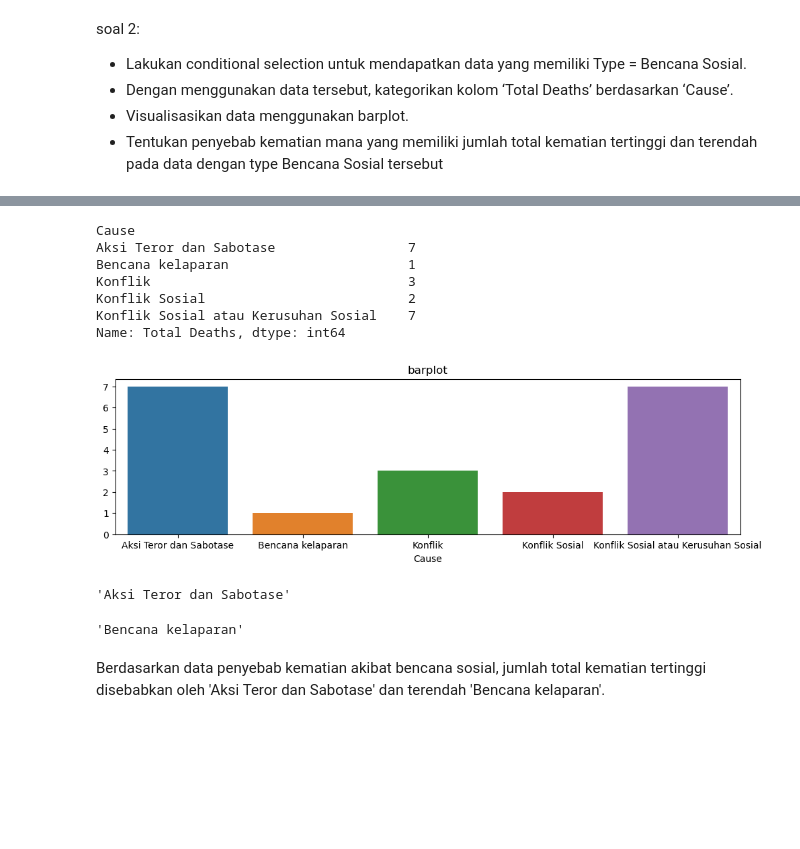
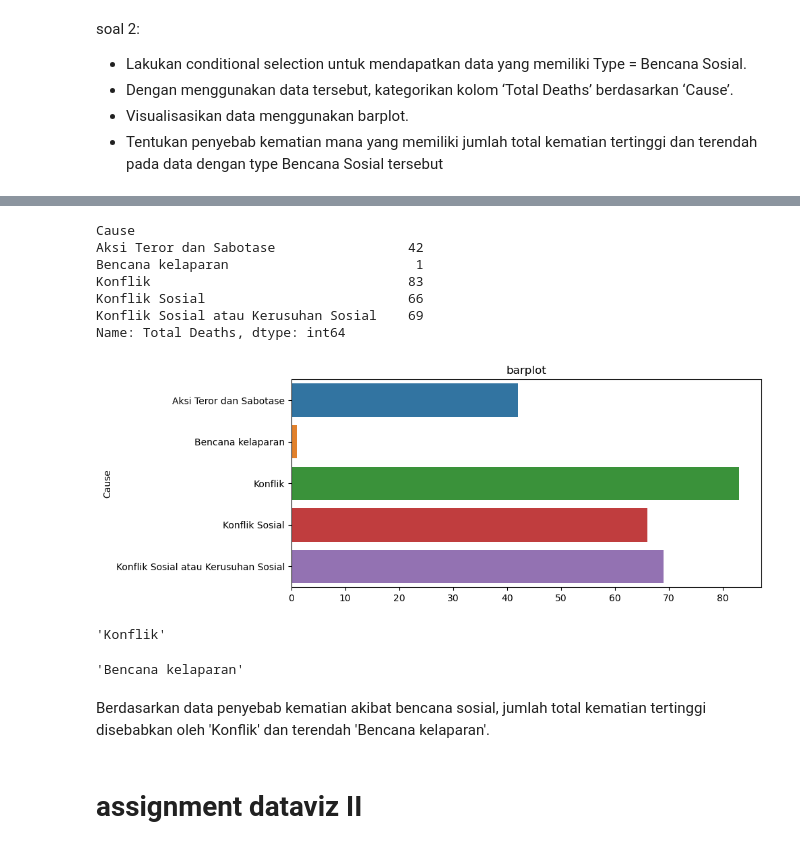
Before and after one commit to emiksapitri/Bootcamp_dataanalyst, a Jupyter notebook: assignment_day14_emik.ipynb, the cells around one changed output, grey strips where cells are left out. Drawn from its saved outputs; the diff is of its cells as text; code cells hidden in the pictures; blank space fills up the shorter version.

```diff
--- a/assignment_day14_emik.ipynb
+++ b/assignment_day14_emik.ipynb
@@ -100,31 +100,33 @@ kematian_bencanasosial
 | 461 | Konflik Sosial atau Kerusuhan Sosial | Bencana Sosial | 2020 | 1 | 0 | Profil Kesehatan Indonesia Tahun ... | 191 | https://pusdatin.kemkes.go.id/dow... |
 | 462 | Konflik Sosial atau Kerusuhan Sosial | Bencana Sosial | 2021 | 1 | 0 | Profil Kesehatan Indonesia Tahun ... | 253 | https://www.kemkes.go.id/download... |
 # %%
-totalkematian_bencanasosial = kematian_bencanasosial.groupby('Cause')['Total Deaths'].count()
+totalkematian_bencanasosial = kematian_bencanasosial.groupby('Cause')['Total Deaths'].sum()
 totalkematian_bencanasosial #[] biar hasilnya series dan gampang divisualisasikan dgn ambil index dan values
 # %% [output]
 Cause
-Aksi Teror dan Sabotase                 7
-Bencana kelaparan                       1
-Konflik                                 3
-Konflik Sosial                          2
-Konflik Sosial atau Kerusuhan Sosial    7
+Aksi Teror dan Sabotase                 42
+Bencana kelaparan                        1
+Konflik                                 83
+Konflik Sosial                          66
+Konflik Sosial atau Kerusuhan Sosial    69
 Name: Total Deaths, dtype: int64
 # %%
-plt.figure(figsize=[12,3])
-sns.barplot(x = totalkematian_bencanasosial.index, y = totalkematian_bencanasosial.values,
+plt.figure(figsize=[9,4])
+sns.barplot(y = totalkematian_bencanasosial.index, x = totalkematian_bencanasosial.values,
             data = data_kematian)
 plt.title('barplot')
 plt.show()
 # %% [output]
-[figure, old version]
+[figure, new version]
 # %%
 totalkematian_bencanasosial.idxmax()
 # %% [output]
-'Aksi Teror dan Sabotase'
+'Konflik'
 # %%
 totalkematian_bencanasosial.idxmin()
 # %% [output]
 'Bencana kelaparan'
 # %% [markdown]
-Berdasarkan data penyebab kematian akibat bencana sosial, jumlah total kematian tertinggi disebabkan oleh 'Aksi Teror dan Sabotase' dan terendah 'Bencana kelaparan'.
+Berdasarkan data penyebab kematian akibat bencana sosial, jumlah total kematian tertinggi disebabkan oleh 'Konflik' dan terendah 'Bencana kelaparan'.
+# %% [markdown]
+# assignment dataviz II
```
Also changed, not shown: parts of 31 cells of this notebook, 2 other files.
